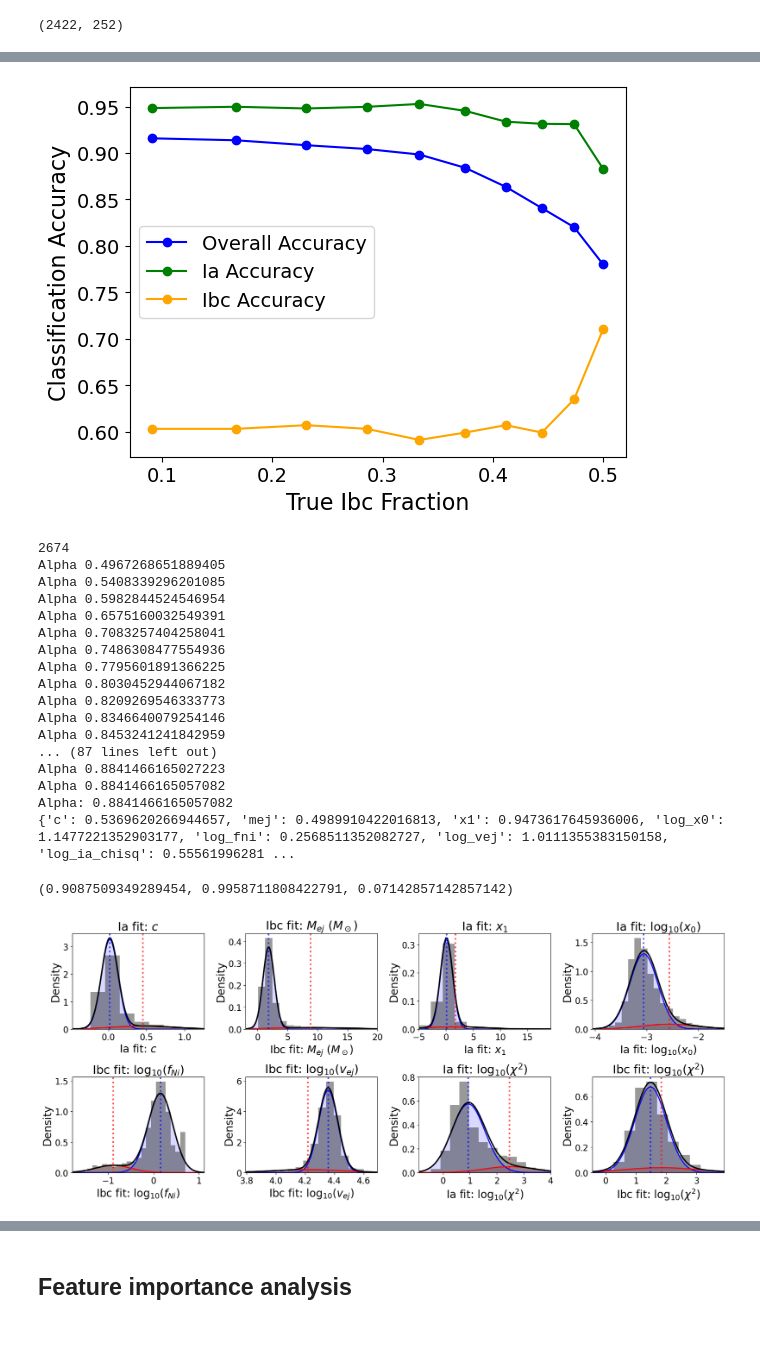
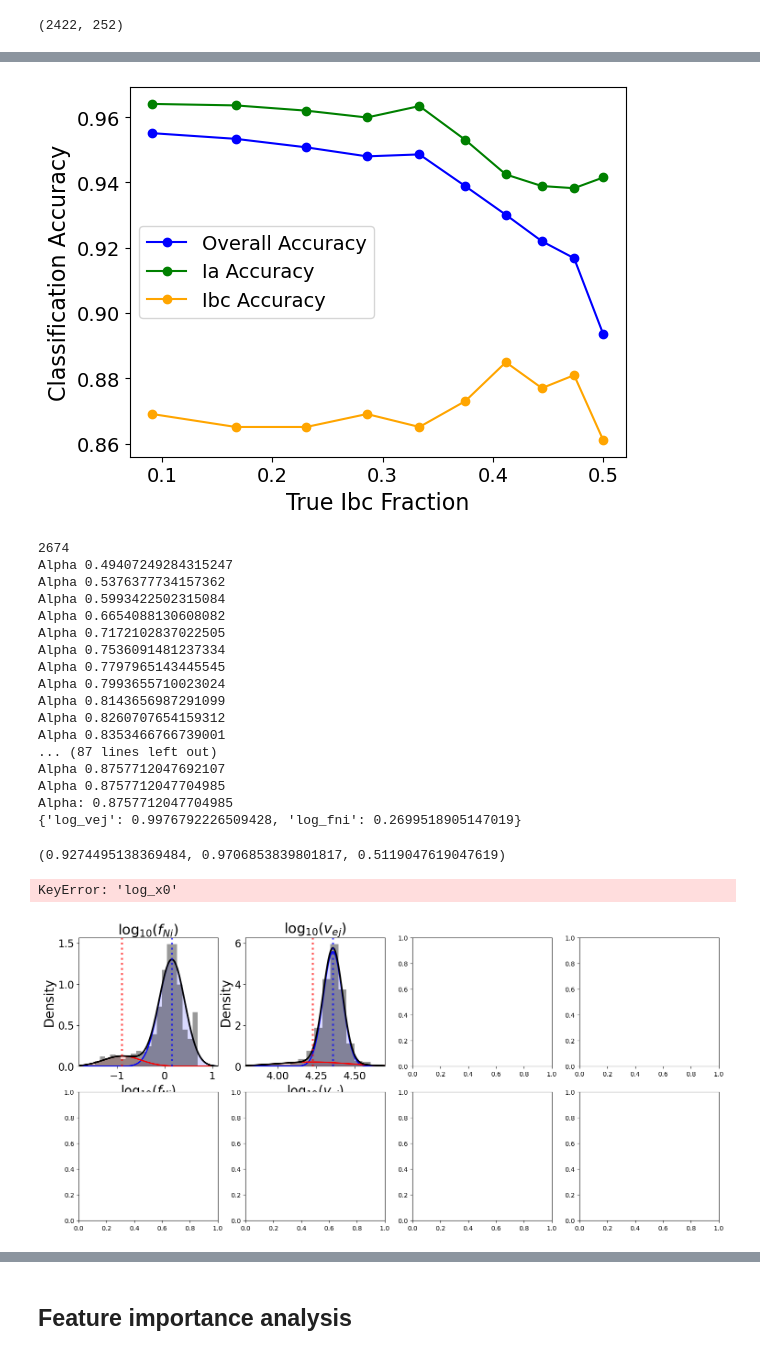
Before and after one commit to asmuzsoy/beams_ext, a Jupyter notebook: separate_parameters.ipynb, the cells around one changed output, grey strips where cells are left out. Drawn from its saved outputs; the diff is of its cells as text; code cells hidden in the pictures.

```diff
--- a/separate_parameters.ipynb
+++ b/separate_parameters.ipynb
@@ -434,12 +444,12 @@ gammas_b = defaultdict(list)
 
 
 # params_to_use = ['t0', 'c', 'mej', 'texp', 'x1', 'log_x0', 'log_fni', 'log_vej']
-# params_to_use = ['c', 'mej', 'x1', 'log_x0', 'log_fni', 'log_vej',
-#                  'log_ia_chisq', 'log_ibc_chisq', 'log_mej_err_ratio', 'log_vej_err_ratio',
-#                  'log_fni_err_ratio', 'log_x0_err_ratio',
-#                  'log_x1_err_ratio', 'log_c_err_ratio'
-#                  ]
-params_to_use = ['c', 'mej', 'log_vej']
+params_to_use = ['c', 'mej', 'x1', 'log_x0', 'log_fni', 'log_vej',
+                 'log_ia_chisq', 'log_ibc_chisq', 'log_mej_err_ratio', 'log_vej_err_ratio',
+                 'log_fni_err_ratio', 'log_x0_err_ratio',
+                 'log_x1_err_ratio', 'log_c_err_ratio'
+                 ]
+# params_to_use = ['c', 'mej', 'log_vej']
 # params_to_use = ['c', 'log_c_err_ratio', 'mej']
 
 # params_to_use = list(mus_a.keys())  # Use all parameters for fitting
@@ -467,9 +477,9 @@ weights = {}
 for param_name in params_to_use:
     weights[param_name] = np.ones(len(all_sne))
 
-# for i, sn in enumerate(true_ia_sne):
-#     weights[i] = len(true_ia_sne) / (len(all_sne) - len(true_ia_sne))
-#     weights[i] = 1.0
+# Normalize weights for each parameter to a max of 1
+for param_name in params_to_use:
+    weights[param_name] /= np.max(weights[param_name])
 
 # there are two populations, a and b
 for epoch in range(num_epochs):
@@ -889,5 +912,5 @@ log_c_err_ratio    -0.2967     0.4867     0.7449     0.6470
 # %%
-params_to_use = ['c', 'mej', 'log_fni']
+params_to_use = ['log_vej', 'log_fni']
 # %%
 def fit_gmm(sn_sample = all_sne, initial_alpha = 0.5, verbose = False):
 
@@ -1150,7 +1173,7 @@ plt.legend(fontsize=14)
 # plt.savefig("figures/accuracy_vs_true_fraction.pdf", bbox_inches='tight')
 plt.show()
 # %% [output]
-[figure, old version]
+[figure, new version]
 # %%
 known_sne = np.random.choice(all_sne, size=int(0.1 * len(all_sne)), replace=False)
 
@@ -1161,10 +1184,10 @@ def fit_gmm_fix_some_classes(sn_sample = all_sne, initial_alpha = 0.45, verbose
     sigmas_a = {}
     sigmas_b = {}
 
-    params_to_use = ['z', 'c', 'mej', 'x1', 'log_x0', 'log_fni', 'log_vej',
-                     'log_ia_chisq', 'log_ibc_chisq', 'log_mej_err_ratio', 'log_vej_err_ratio',
-                     'log_fni_err_ratio', 'log_x0_err_ratio',
-                     'log_x1_err_ratio', 'log_c_err_ratio']
+    # params_to_use = ['z', 'c', 'mej', 'x1', 'log_x0', 'log_fni', 'log_vej',
+    #                  'log_ia_chisq', 'log_ibc_chisq', 'log_mej_err_ratio', 'log_vej_err_ratio',
+    #                  'log_fni_err_ratio', 'log_x0_err_ratio',
+    #                  'log_x1_err_ratio', 'log_c_err_ratio']
 
     print(len(sn_sample))
     known_sne = np.random.choice(sn_sample, size=int(0.1 * len(sn_sample)), replace=False)
@@ -1288,26 +1311,26 @@ print("Alpha:", fixed_alpha)
 classify_sample_entropy(all_sne, fixed_gammas_a, fixed_gammas_b)
 # %% [output]
 2674
-Alpha 0.4967268651889405
-Alpha 0.5408339296201085
-Alpha 0.5982844524546954
-Alpha 0.6575160032549391
-Alpha 0.7083257404258041
-Alpha 0.7486308477554936
-Alpha 0.7795601891366225
-Alpha 0.8030452944067182
-Alpha 0.8209269546333773
-Alpha 0.8346640079254146
-Alpha 0.8453241241842959
+Alpha 0.49407249284315247
+Alpha 0.5376377734157362
+Alpha 0.5993422502315084
+Alpha 0.6654088130608082
+Alpha 0.7172102837022505
+Alpha 0.7536091481237334
+Alpha 0.7797965143445545
+Alpha 0.7993655710023024
+Alpha 0.8143656987291099
+Alpha 0.8260707654159312
+Alpha 0.8353466766739001
 ... (87 lines left out)
-Alpha 0.8841466165027223
-Alpha 0.8841466165057082
-Alpha: 0.8841466165057082
-{'c': 0.5369620266944657, 'mej': 0.4989910422016813, 'x1': 0.9473617645936006, 'log_x0': 1.1477221352903177, 'log_fni': 0.2568511352082727, 'log_vej': 1.0111355383150158, 'log_ia_chisq': 0.55561996281 ...
+Alpha 0.8757712047692107
+Alpha 0.8757712047704985
+Alpha: 0.8757712047704985
+{'log_vej': 0.9976792226509428, 'log_fni': 0.2699518905147019}
-(0.9087509349289454, 0.9958711808422791, 0.07142857142857142)
+(0.9274495138369484, 0.9706853839801817, 0.5119047619047619)
 # %%
 # Plot GMM fits
-params_plot = ['c', 'mej',  'x1', 'log_x0', 'log_fni', 'log_vej',
+params_plot = ['log_fni','log_vej',  'log_x0', 'c', 'mej',   'x1',
                      'log_ia_chisq', 'log_ibc_chisq']
 
 fig, axes = plt.subplots(2, len(params_plot)//2, figsize=(18, 8))
@@ -1341,34 +1364,35 @@ for idx, param in enumerate(params_plot):
     y_mix = y_a + y_b
 
     # Plot components
     ax.plot(x, y_a, 'b-', linewidth=2, label=f'Component A (α={fixed_alpha:.2f})')
     ax.plot(x, y_b, 'r-', linewidth=2, label=f'Component B (1-α={1-fixed_alpha:.2f})')
     ax.plot(x, y_mix, 'k-', linewidth=2.5, label='Mixture')
 
     # Fill under curves
     ax.fill_between(x, y_a, alpha=0.15, color='blue')
     ax.fill_between(x, y_b, alpha=0.15, color='red')
 
     # Set axis limits
     data_min, data_max = np.percentile(samples, [1, 99])
     x_margin = (data_max - data_min) * 0.2
     ax.set_xlim(max(x[0], data_min - x_margin), min(x[-1], data_max + x_margin))
 
     # Styling
     ax.set_xlabel(param_labels[param], fontsize=labelfontsize)
     ax.set_ylabel('Density', fontsize=labelfontsize)
     ax.set_title(param_labels[param], fontsize=titlefontsize)
     ax.tick_params(axis='both', labelsize=tickfontsize)
     # ax.legend(fontsize=labelfontsize)
 
     # Add mean markers
     ax.axvline(mu_a, color='blue', linestyle=':', alpha=0.7, linewidth=3)
     ax.axvline(mu_b, color='red', linestyle=':', alpha=0.7, linewidth=3)
 
 plt.tight_layout(rect=[0, 0, 1, 0.95])
 plt.show()
 # %% [output]
+KeyError: 'log_x0'
-[figure, old version]
+[figure, new version]
 # %%
 final_alphas_fixed, accuracies_fixed = mixing_fraction_analysis(true_ia_sne, true_ibc_sne, ratios,
                                                                 fitting_method=fit_gmm_fix_some_classes)
```
Also changed, not shown: parts of 15 cells of this notebook, 1 other file.
